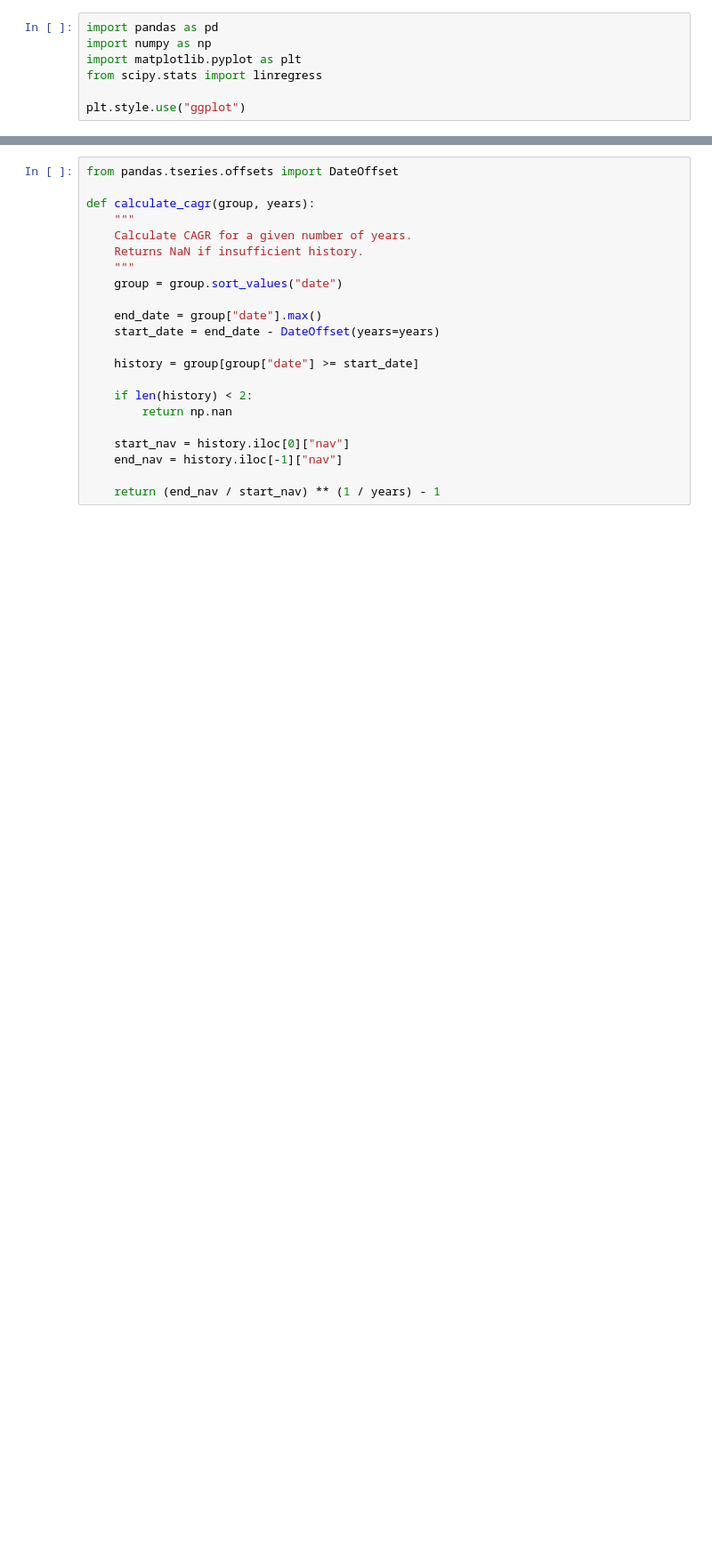
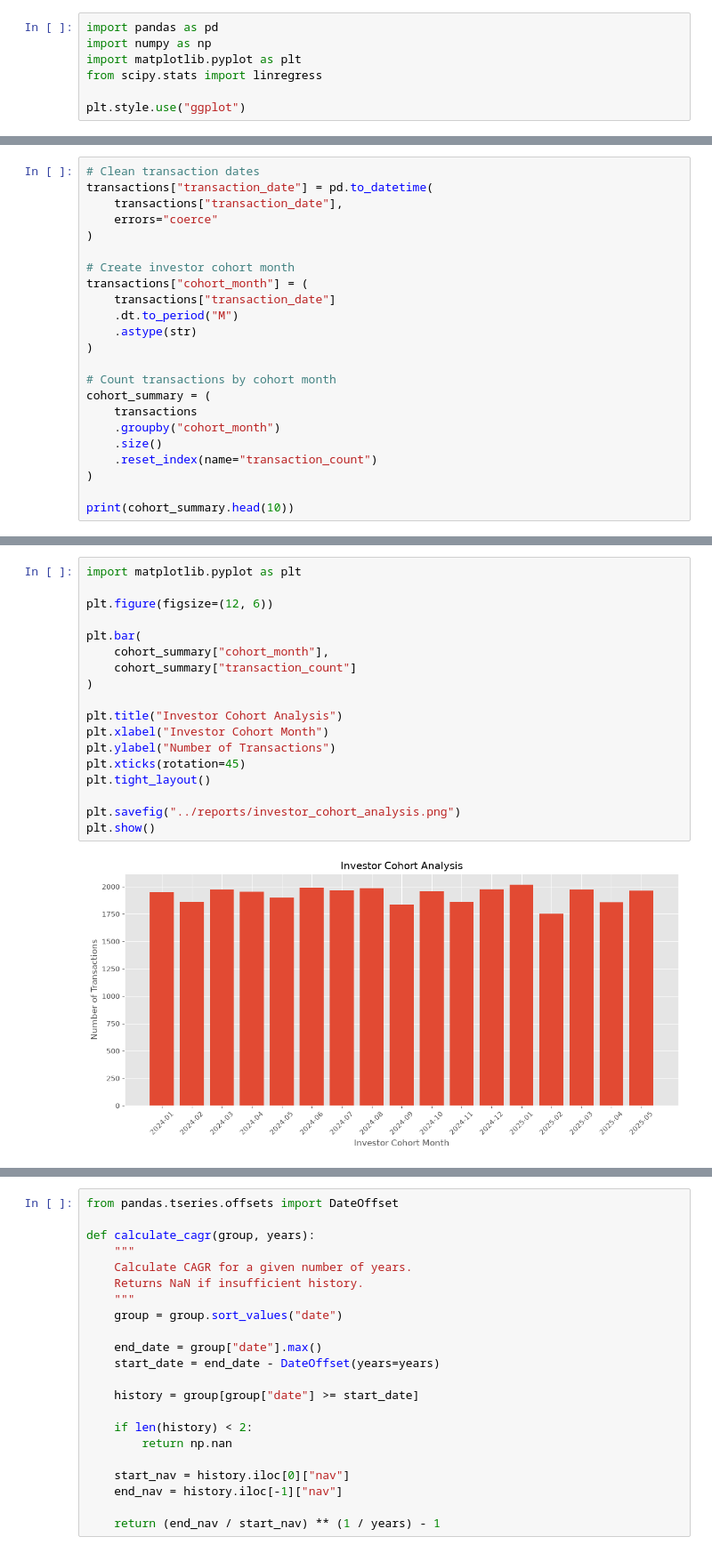
Before and after one commit to 24A31A05EV/Mutual-Fund-Analytics, a Jupyter notebook: notebooks/Performance_Analytics.ipynb, the cells around one changed output, grey strips where cells are left out. Shown at 89% size. Cells and saved outputs as stored; diff of their text form; blank space fills up the shorter version.

```diff
--- a/notebooks/Performance_Analytics.ipynb
+++ b/notebooks/Performance_Analytics.ipynb
@@ -73,0 +610,23 @@ nav.head(10)
+# %%
+# Clean transaction dates
+transactions["transaction_date"] = pd.to_datetime(
+    transactions["transaction_date"],
+    errors="coerce"
+)
+
+# Create investor cohort month
+transactions["cohort_month"] = (
+    transactions["transaction_date"]
+    .dt.to_period("M")
+    .astype(str)
+)
+
+# Count transactions by cohort month
+cohort_summary = (
+    transactions
+    .groupby("cohort_month")
+    .size()
+    .reset_index(name="transaction_count")
+)
+
+print(cohort_summary.head(10))
@@ -73,0 +697,20 @@ nav.head(10)
+# %%
+import matplotlib.pyplot as plt
+
+plt.figure(figsize=(12, 6))
+
+plt.bar(
+    cohort_summary["cohort_month"],
+    cohort_summary["transaction_count"]
+)
+
+plt.title("Investor Cohort Analysis")
+plt.xlabel("Investor Cohort Month")
+plt.ylabel("Number of Transactions")
+plt.xticks(rotation=45)
+plt.tight_layout()
+
+plt.savefig("../reports/investor_cohort_analysis.png")
+plt.show()
+# %% [output]
+[figure, added]
```
Also changed, not shown: parts of 108 cells of this notebook, 5 other files.
